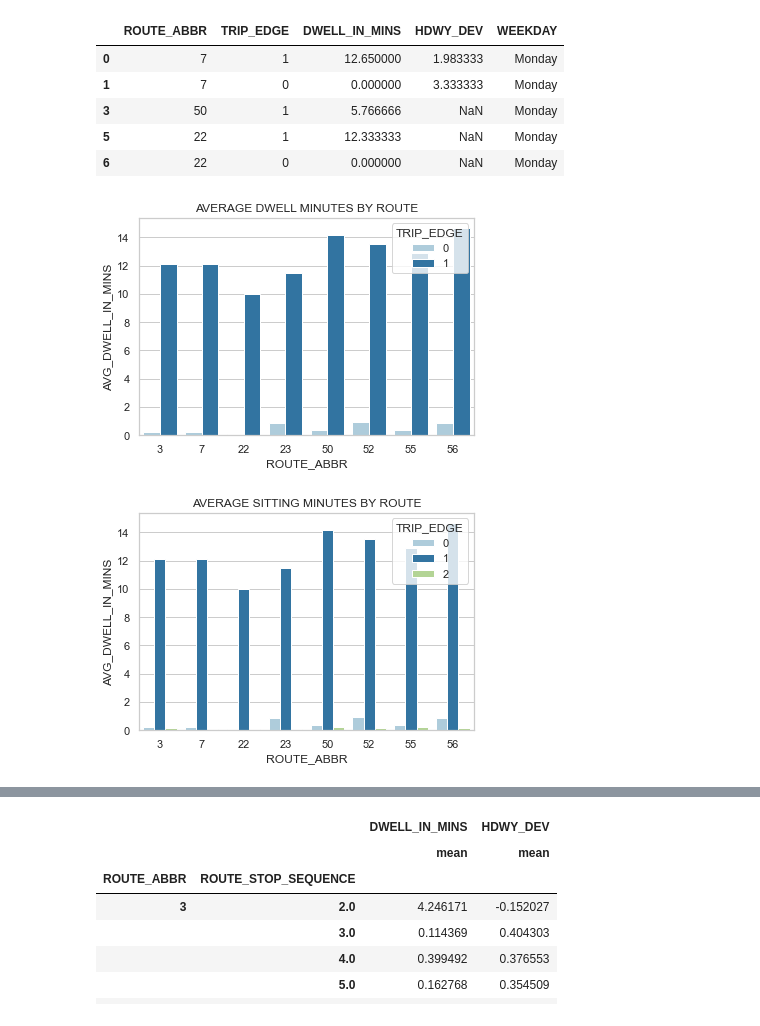
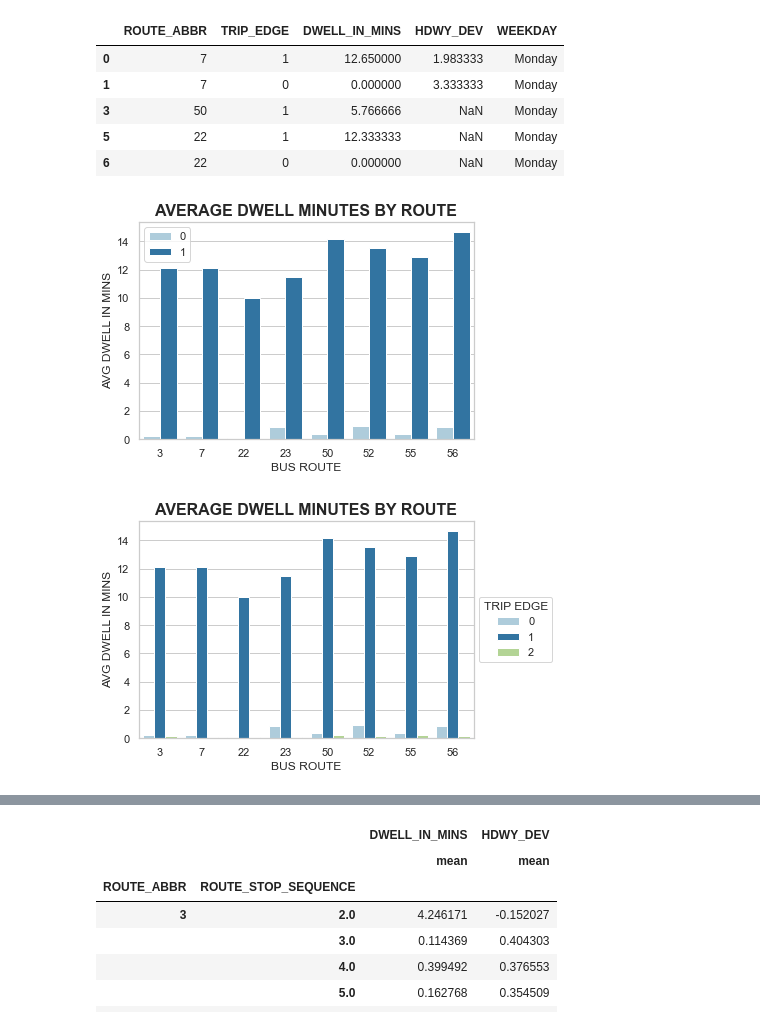
Before and after one commit to NSS-Data-Analytics-Cohort-7/wego-python-bit-my_finger, a Jupyter notebook: notebook/new_wego.ipynb, the cells around one changed output, grey strips where cells are left out. Cells and saved outputs as stored; diff of their text form; code cells hidden in the pictures.

Commit message:
charts added to slides

```diff
--- a/notebook/new_wego.ipynb
+++ b/notebook/new_wego.ipynb
@@ -198,18 +198,22 @@ layover_plot = layover_new.groupby(['ROUTE_ABBR', 'TRIP_EDGE']).apply(calculate)
 layover_plot = layover_plot.reset_index()
 plt.figure(figsize=(6,4))
 sns.barplot(x='ROUTE_ABBR', y=0, hue='TRIP_EDGE', palette='Paired', data=layover_plot)
-plt.ylabel('AVG_DWELL_IN_MINS')
-plt.title('AVERAGE DWELL MINUTES BY ROUTE');
+plt.ylabel('AVG DWELL IN MINS')
+plt.xlabel('BUS ROUTE')
+plt.legend(loc='upper left')
+plt.title('AVERAGE DWELL MINUTES BY ROUTE', fontweight = 'bold', size = 16);
 # %% [output]
-[figure, old version]
+[figure, new version]
 # %%
 def calculate3(wego_tidy):
     return wego_tidy.DWELL_IN_MINS.mean()
 layover_plot3 = wego_tidy.groupby(['ROUTE_ABBR', 'TRIP_EDGE']).apply(calculate3)
 layover_plot3 = layover_plot3.reset_index()
-plt.figure(figsize=(6,4))
+plt.figure(figsize=(6, 4))
 sns.barplot(x='ROUTE_ABBR', y=0, hue='TRIP_EDGE', palette='Paired', data=layover_plot3)
-plt.ylabel('AVG_DWELL_IN_MINS')
-plt.title('AVERAGE SITTING MINUTES BY ROUTE');
+plt.ylabel('AVG DWELL IN MINS')
+plt.xlabel('BUS ROUTE')
+plt.legend(loc='center left', bbox_to_anchor=(1, 0.5), title = 'TRIP EDGE')
+plt.title('AVERAGE DWELL MINUTES BY ROUTE', fontweight = 'bold', size = 16);b
 # %% [output]
-[figure, old version]
+[figure, new version]
```
Also changed, not shown: parts of 10 cells of this notebook.
